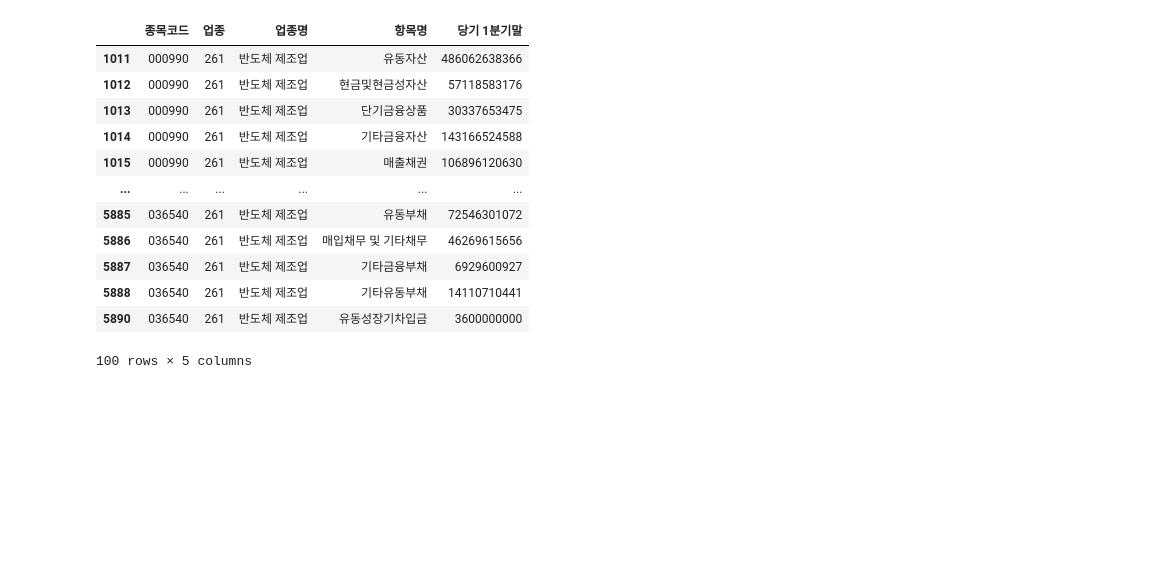
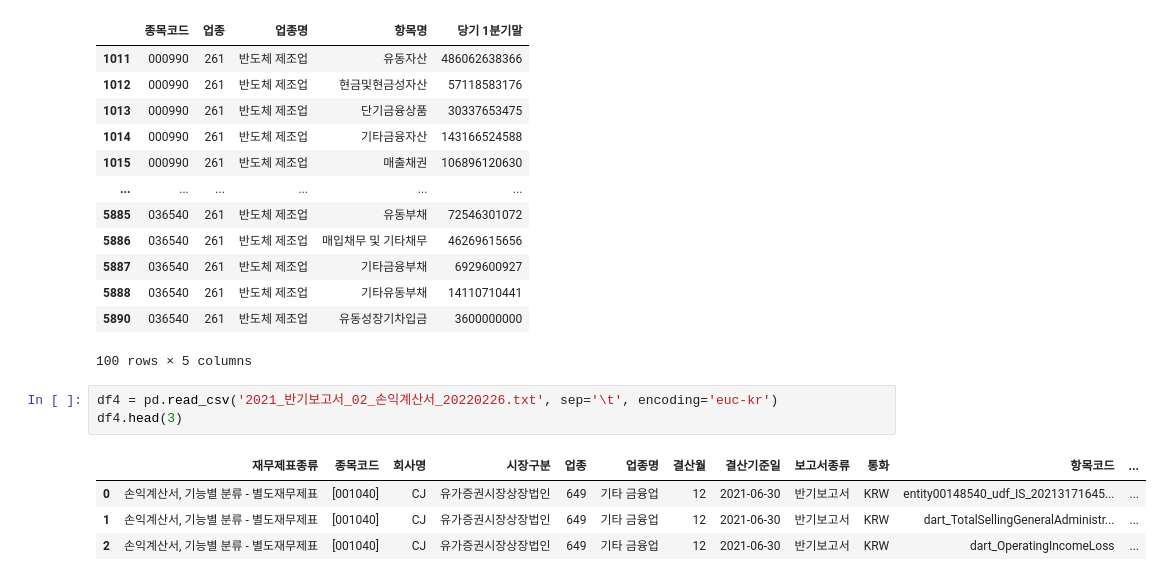
Before and after one commit to saemsaemoo/Data_Analysis, a Jupyter notebook: 01.데이터분석/21.재무제표분석.ipynb, the cells around one changed output. Saved outputs shown, nothing was run; the diff lists cells and outputs as text; blank space fills up the shorter version.

```diff
--- a/01.데이터분석/21.재무제표분석.ipynb
+++ b/01.데이터분석/21.재무제표분석.ipynb
@@ -113,3 +114,11 @@ df2.head(100)
 | 5888 | 036540 | 261 | 반도체 제조업 | 기타유동부채 | 14110710441 |
 | 5890 | 036540 | 261 | 반도체 제조업 | 유동성장기차입금 | 3600000000 |
 100 rows × 5 columns
+# %%
+df4 = pd.read_csv('2021_반기보고서_02_손익계산서_20220226.txt', sep='\t', encoding='euc-kr')
+df4.head(3)
+# %% [output]
+|  | 재무제표종류 | 종목코드 | 회사명 | 시장구분 | 업종 | 업종명 | 결산월 | 결산기준일 | 보고서종류 | 통화 | 항목코드 | ... |
+| 0 | 손익계산서, 기능별 분류 - 별도재무제표 | [001040] | CJ | 유가증권시장상장법인 | 649 | 기타 금융업 | 12 | 2021-06-30 | 반기보고서 | KRW | entity00148540_udf_IS_20213171645... | ... |
+| 1 | 손익계산서, 기능별 분류 - 별도재무제표 | [001040] | CJ | 유가증권시장상장법인 | 649 | 기타 금융업 | 12 | 2021-06-30 | 반기보고서 | KRW | dart_TotalSellingGeneralAdministr... | ... |
+| 2 | 손익계산서, 기능별 분류 - 별도재무제표 | [001040] | CJ | 유가증권시장상장법인 | 649 | 기타 금융업 | 12 | 2021-06-30 | 반기보고서 | KRW | dart_OperatingIncomeLoss | ... |
```
Also changed, not shown: parts of 8 cells of this notebook.
